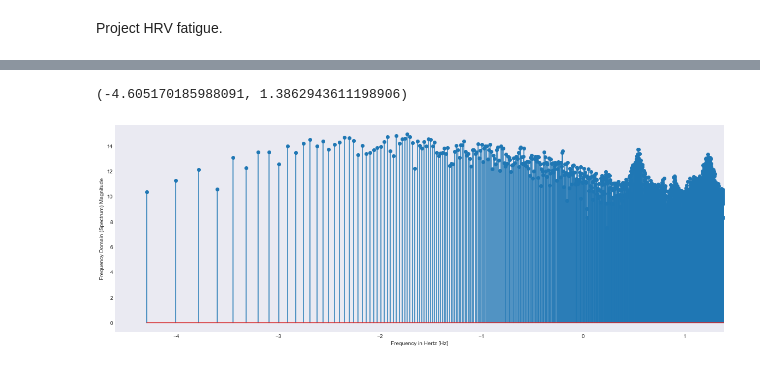
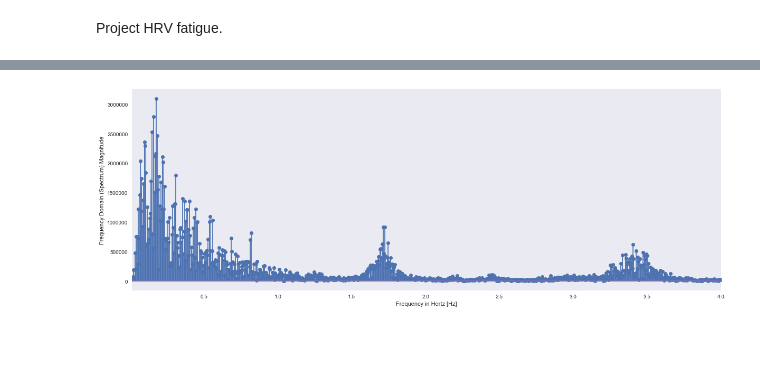
Before and after one commit to YosriSakly/Geste-et-intelligence-artificielle-HRV-fatigue, a Jupyter notebook: copy_louis.ipynb, the cells around one changed output, grey strips where cells are left out. Drawn from its saved outputs; the diff is of its cells as text; code cells hidden in the pictures; blank space fills up the shorter version.

```diff
--- a/copy_louis.ipynb
+++ b/copy_louis.ipynb
@@ -52,27 +51,27 @@ Text(0.5,1,'No trend data')
 # %%
 #########################
 ### fourier transform ###
 #########################
 
 windows_freq_min = 0.01 # in Hz
 windows_freq_max = 4 # in Hz
 
 f_s = 256
 x = data
 X = fftpack.fft(x)
 freqs = fftpack.fftfreq(len(x)) * f_s
 df_temp = pd.DataFrame(data={'freqs': freqs, 'abs(X)': np.abs(X)})
 df_temp = df_temp[(windows_freq_min <= df_temp.freqs) & (df_temp.freqs <= windows_freq_max)]
 
 fig, ax = plt.subplots(figsize=(20, 7))
-ax.stem(np.log(df_temp.freqs), np.log(df_temp['abs(X)']))
+ax.stem((df_temp.freqs), (df_temp['abs(X)']))
 ax.set_xlabel('Frequency in Hertz [Hz]')
 ax.set_ylabel('Frequency Domain (Spectrum) Magnitude')
-ax.set_xlim(np.log(windows_freq_min), np.log(windows_freq_max))
+ax.set_xlim((windows_freq_min), (windows_freq_max))
+plt.show()
 #ax.set_ylim(-5, 110)
 # %% [output]
-(-4.605170185988091, 1.3862943611198906)
-[figure, old version]
+[figure, new version]
 # %%
 # filter fear
 # filter l
```
Also changed, not shown: parts of 2 cells of this notebook, 15 other files.
